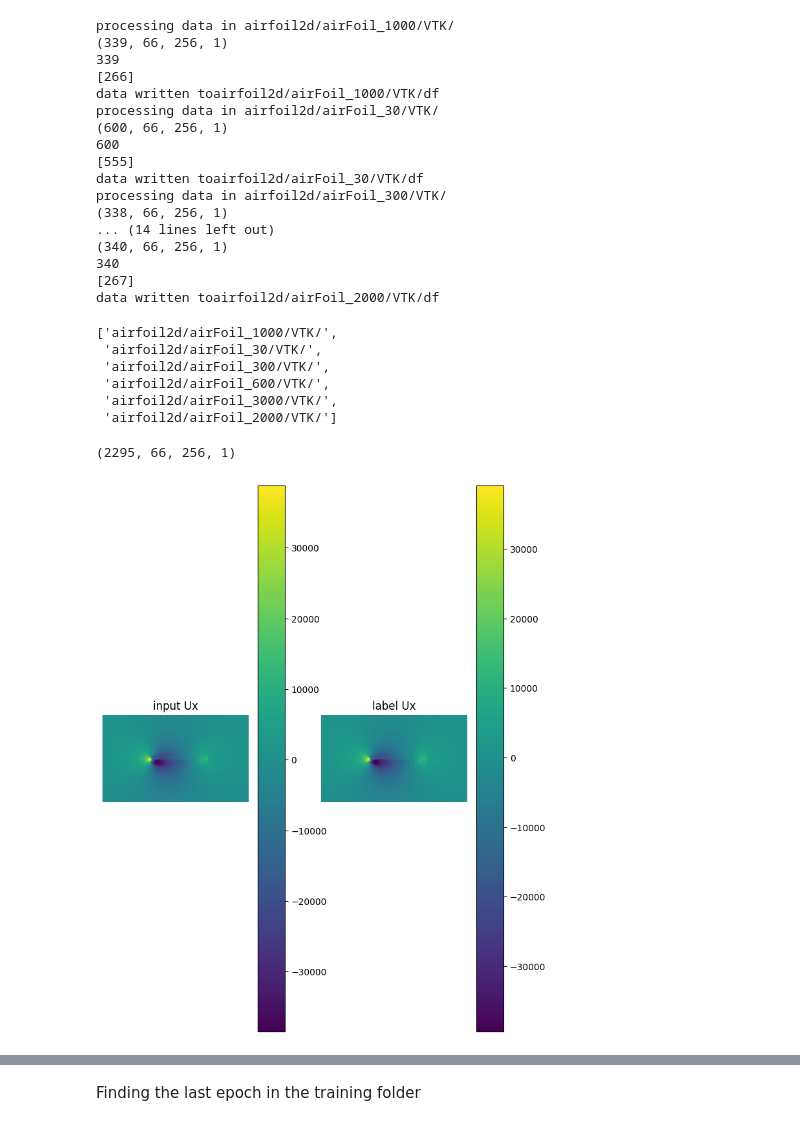
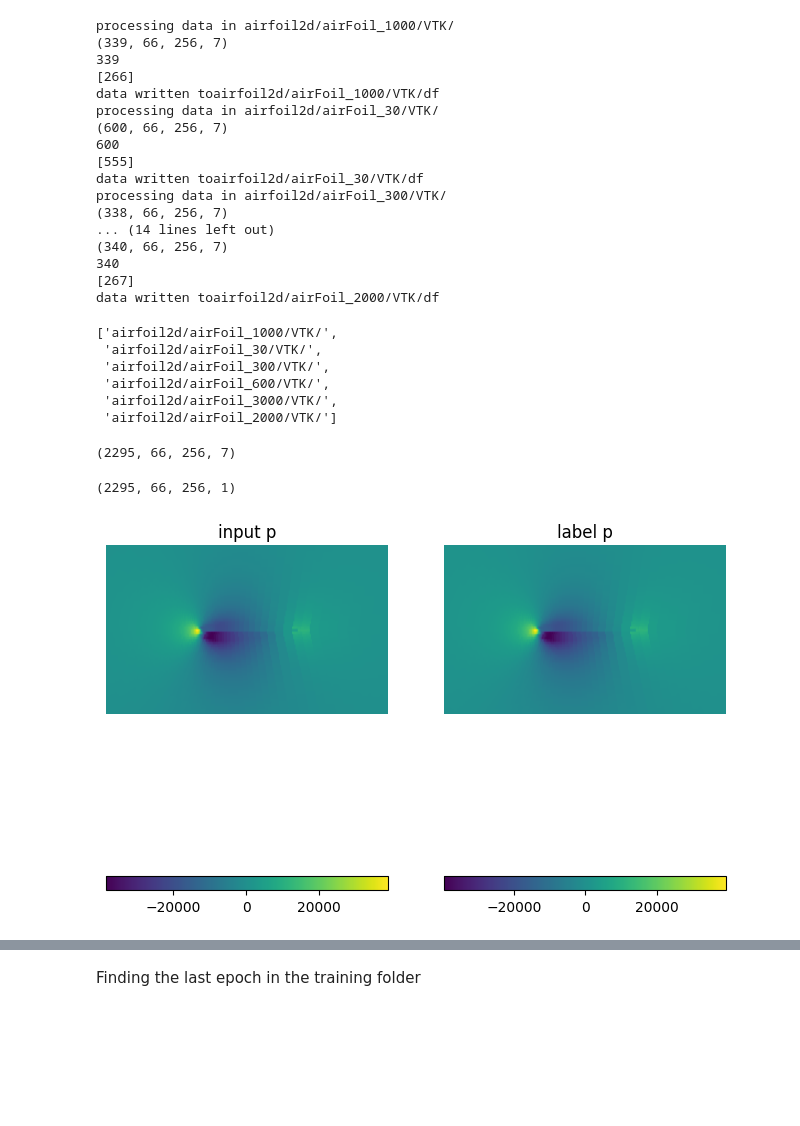
Before and after one commit to hmschlesi/CFDnet_plus, a Jupyter notebook: CFDnet+_no_preprocessing-p_only.ipynb, the cells around one changed output, grey strips where cells are left out. Cells and saved outputs as stored; diff of their text form; code cells hidden in the pictures; blank space fills up the shorter version.

```diff
--- a/CFDnet+_no_preprocessing-p_only.ipynb
+++ b/CFDnet+_no_preprocessing-p_only.ipynb
@@ -32,30 +32,30 @@ import cfdnetplus
 # %%
 path_to_main= 'airfoil2d/'
 folders=['airFoil_1000', 'airFoil_30', 'airFoil_300','airFoil_600', 'airFoil_3000', 'airFoil_2000']
-fields= ['p']
+fields= ['U','p','k','omega', 'nut']
 xlim =[-50,50]
 ylim = [-30 , 30]
 xres=256
 yres=66
 zcut=0.05
-modelid='model2'
+modelid='model_sep'
 # %%
 cfdnetplus.VTK2np(path_to_main,folders, fields,'xy' ,xres,yres,xlim,ylim,zcut)
 # %% [output]
 processing data in airfoil2d/airFoil_1000/VTK/
-(339, 66, 256, 1)
+(339, 66, 256, 7)
 339
 [266]
 data written toairfoil2d/airFoil_1000/VTK/df
 processing data in airfoil2d/airFoil_30/VTK/
-(600, 66, 256, 1)
+(600, 66, 256, 7)
 600
 [555]
 data written toairfoil2d/airFoil_30/VTK/df
 processing data in airfoil2d/airFoil_300/VTK/
-(338, 66, 256, 1)
+(338, 66, 256, 7)
 ... (14 lines left out)
-(340, 66, 256, 1)
+(340, 66, 256, 7)
 340
 [267]
 data written toairfoil2d/airFoil_2000/VTK/df
@@ -82,31 +82,42 @@ for i in folders:
     df_label=np.concatenate((df_label,df_tlabel))
 print(df_label.shape)
 # %% [output]
-(2295, 66, 256, 1)
+(2295, 66, 256, 7)
-# %%
-
-n=1000
-fig = plt.figure(figsize=(8, 14))
-[a,b,c,d]=df.shape
-titles= ['Ux','Uy','Uz','p']
-
-for i in range(d):
-    fig.add_subplot(d, 2, i*2+1)
-    plt.imshow(df[n,:,:,i],extent=[xlim[0],xlim[1],ylim[0],ylim[1]])
-    plt.title('input ' +titles[i])
-    plt.axis('off')
-    plt.colorbar()
-
-    fig.add_subplot(d, 2, i*2+2)
-    plt.imshow(df_label[n,:,:,i],extent=[xlim[0],xlim[1],ylim[0],ylim[1]])
-    plt.title('label '+titles[i])
-    plt.axis('off')
-    plt.colorbar()
-    #print(i)
-
-plt.show()
-# %% [output]
-[figure, removed]
+# %%
+n=3
+df_label=df_label[:,:,:,n]
+df=df[:,:,:,n]
+# %%
+[a,b,c]=df_label.shape
+df=np.reshape(df,[a,b,c,1])
+df_label=np.reshape(df_label,[a,b,c,1])
+print(df.shape)
+# %% [output]
+(2295, 66, 256, 1)
+# %%
+
+n=1000
+fig = plt.figure(figsize=(8, 14))
+[a,b,c,d]=df.shape
+titles= ['p']
+
+for i in range(d):
+    fig.add_subplot(d, 2, i*2+1)
+    plt.imshow(df[n,:,:,i],extent=[xlim[0],xlim[1],ylim[0],ylim[1]])
+    plt.title('input ' +titles[i])
+    plt.axis('off')
+    plt.colorbar(location='bottom')
+
+    fig.add_subplot(d, 2, i*2+2)
+    plt.imshow(df_label[n,:,:,i],extent=[xlim[0],xlim[1],ylim[0],ylim[1]])
+    plt.title('label '+titles[i])
+    plt.axis('off')
+    plt.colorbar(location='bottom')
+    #print(i)
+
+plt.show()
+# %% [output]
+[figure, added]
 # %%
 #normalise U Vektors
 
```
Also changed, not shown: parts of 19 cells of this notebook, 37 other files.
